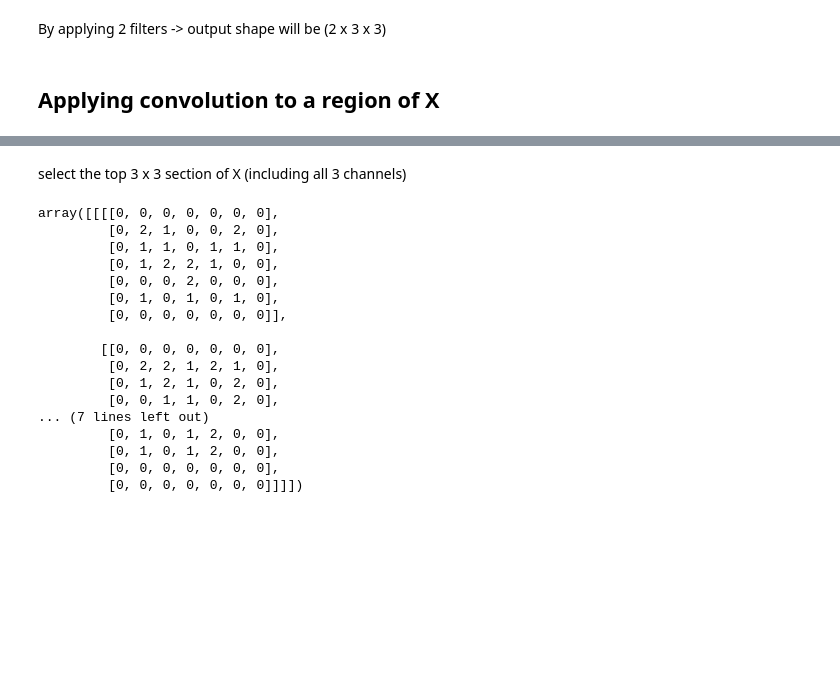
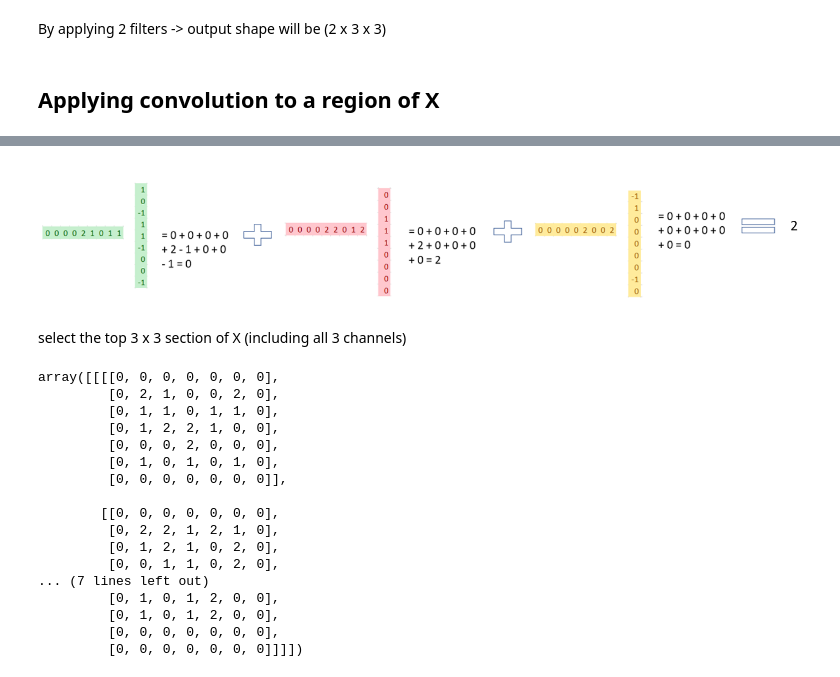
Before and after one commit to AzurAthena/Deep-Learning-from-Scratch, a Jupyter notebook: CNN/CNN.ipynb, the cells around one changed output, grey strips where cells are left out. Drawn from its saved outputs; the diff is of its cells as text; code cells hidden in the pictures; blank space fills up the shorter version.

```diff
--- a/CNN/CNN.ipynb
+++ b/CNN/CNN.ipynb
@@ -150,3 +156,8 @@ Reshaped form of the above  operation:
+# %%
+from IPython.display import Image
+Image(filename='../images/CNN_2.png')
+# %% [output]
+[figure, added]
 # %% [markdown]
 select the top 3 x 3 section of X (including all 3 channels)
 # %%
```
Also changed, not shown: parts of 5 cells of this notebook.
